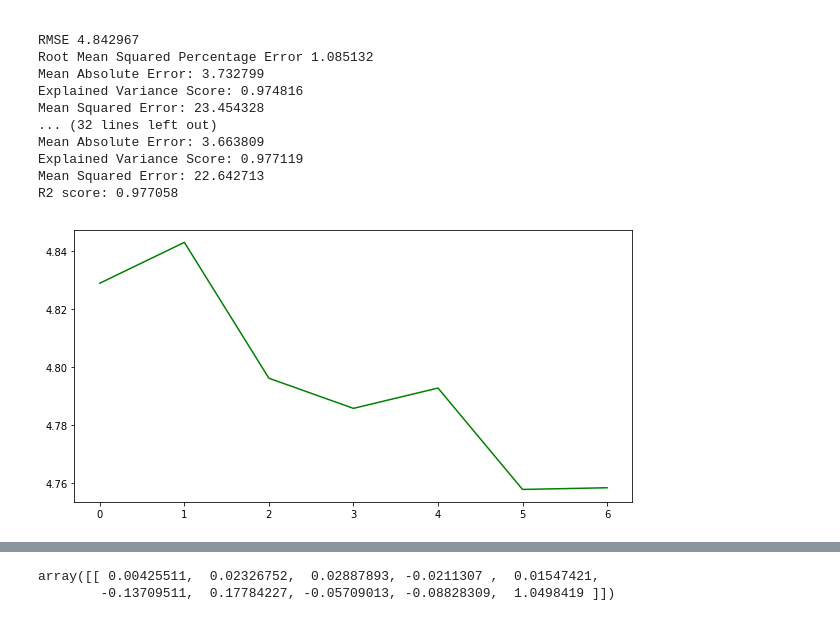
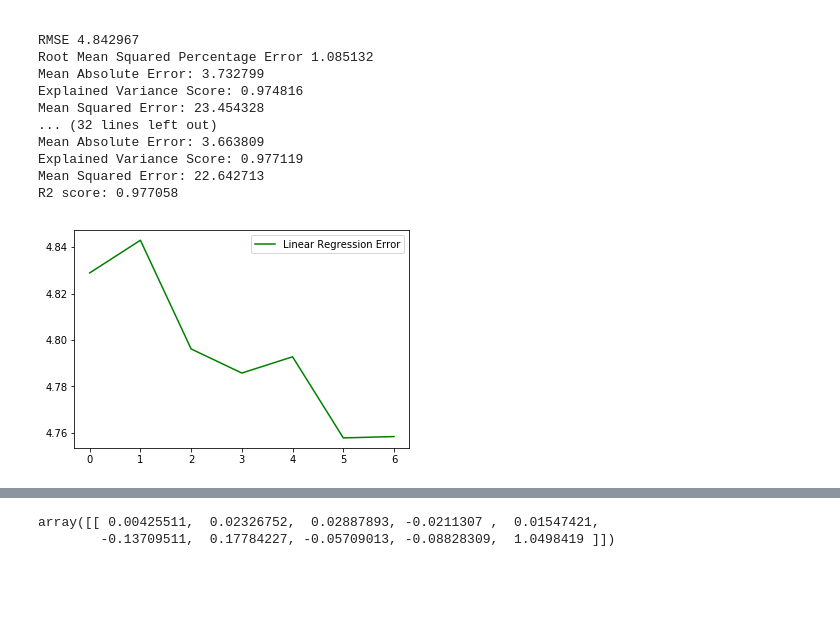
Before and after one commit to pnevmap/Stock-Predictor, a Jupyter notebook: features-and-model-MKSfull.ipynb, the cells around one changed output, grey strips where cells are left out. Saved outputs shown, nothing was run; the diff lists cells and outputs as text; code cells hidden in the pictures; blank space fills up the shorter version.

```diff
--- a/features-and-model-MKSfull.ipynb
+++ b/features-and-model-MKSfull.ipynb
@@ -95,7 +108,8 @@ cv_sets = create_cv_sets(n_splits, size)
 from sklearn.linear_model import LinearRegression
 from sklearn import grid_search
 from sklearn.model_selection import GridSearchCV
-def fit_model(X, y):
+
+def get_lr_model(X, y):
     regressor = LinearRegression()
     parameters = {'fit_intercept':[True, False], 'normalize':[True, False], 'copy_X':[True, False]}
     grid = GridSearchCV(regressor, parameters)
@@ -104,8 +120,9 @@ def fit_model(X, y):
 # %%
+#Iterate through cv_sets, calc errors, print metrics
 lr_regs = []
 lr_errs=[]
 for X_train, X_test, y_train, y_test in cv_sets:
-    lr_reg = fit_model(X_train, y_train)
+    lr_reg = get_lr_model(X_train, y_train)
     lr_regs.append(lr_reg)
     pred = lr_reg.predict(X_test)
     lr_errs.append(rmse(y_test, pred))
@@ -135,6 +152,7 @@ rcParams['figure.figsize'] = 10,5
 # %%
 t = range(n_splits)
 plt.plot(t, lr_errs, 'g', label='Linear Regression Error')
+plt.legend()
 plt.show()
 # %% [output]
-[figure, old version]
+[figure, new version]
```
Also changed, not shown: parts of 27 cells of this notebook, 11 other files.
